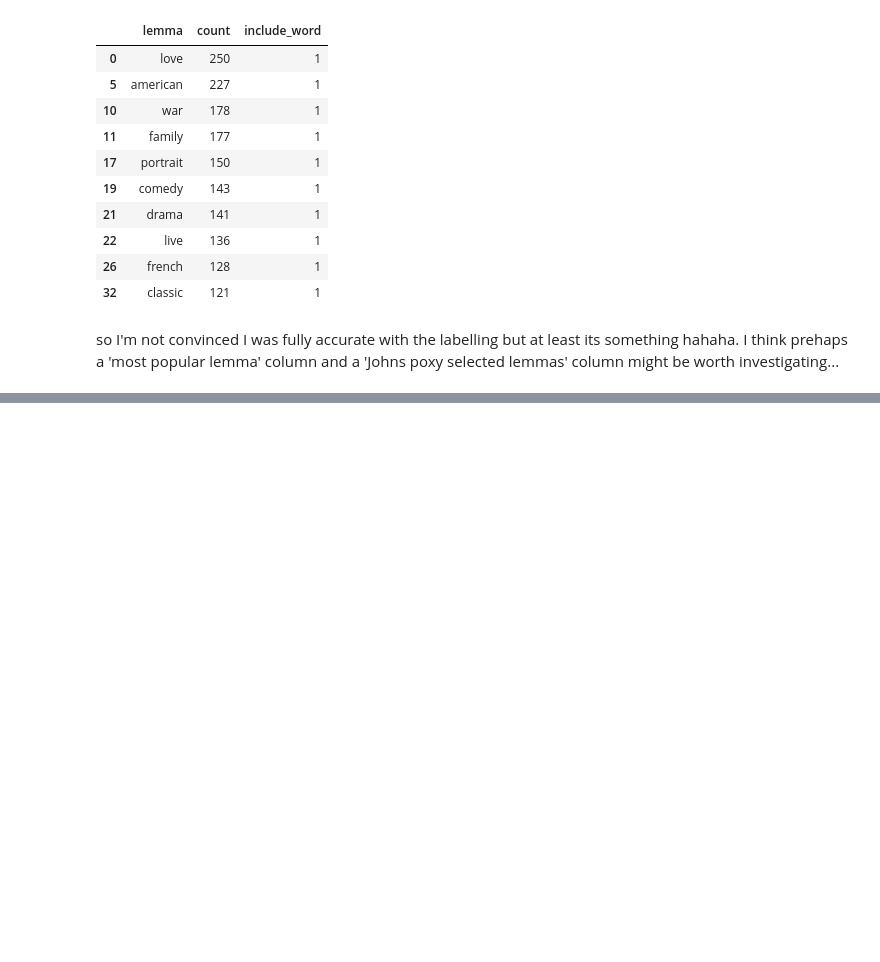
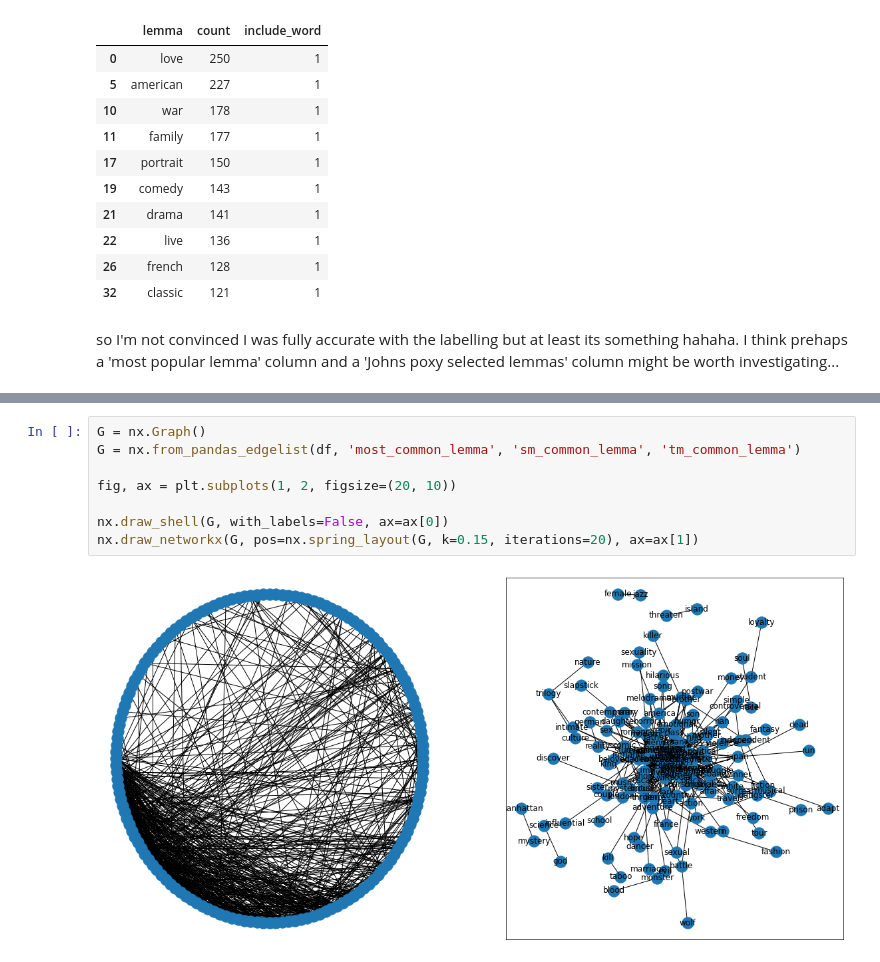
Before and after one commit to JohnStokes228/movie_eda, a Jupyter notebook: initial_eda.ipynb, the cells around one changed output, grey strips where cells are left out. Drawn from its saved outputs; the diff is of its cells as text; blank space fills up the shorter version.

```diff
--- a/initial_eda.ipynb
+++ b/initial_eda.ipynb
@@ -462,0 +474,10 @@ df.to_csv('data/criterion_cleaned.csv', index=False)
+# %%
+G = nx.Graph()
+G = nx.from_pandas_edgelist(df, 'most_common_lemma', 'sm_common_lemma', 'tm_common_lemma')
+
+fig, ax = plt.subplots(1, 2, figsize=(20, 10))
+
+nx.draw_shell(G, with_labels=False, ax=ax[0])
+nx.draw_networkx(G, pos=nx.spring_layout(G, k=0.15, iterations=20), ax=ax[1])
+# %% [output]
+[figure, added]
```
Also changed, not shown: parts of 9 cells of this notebook.
